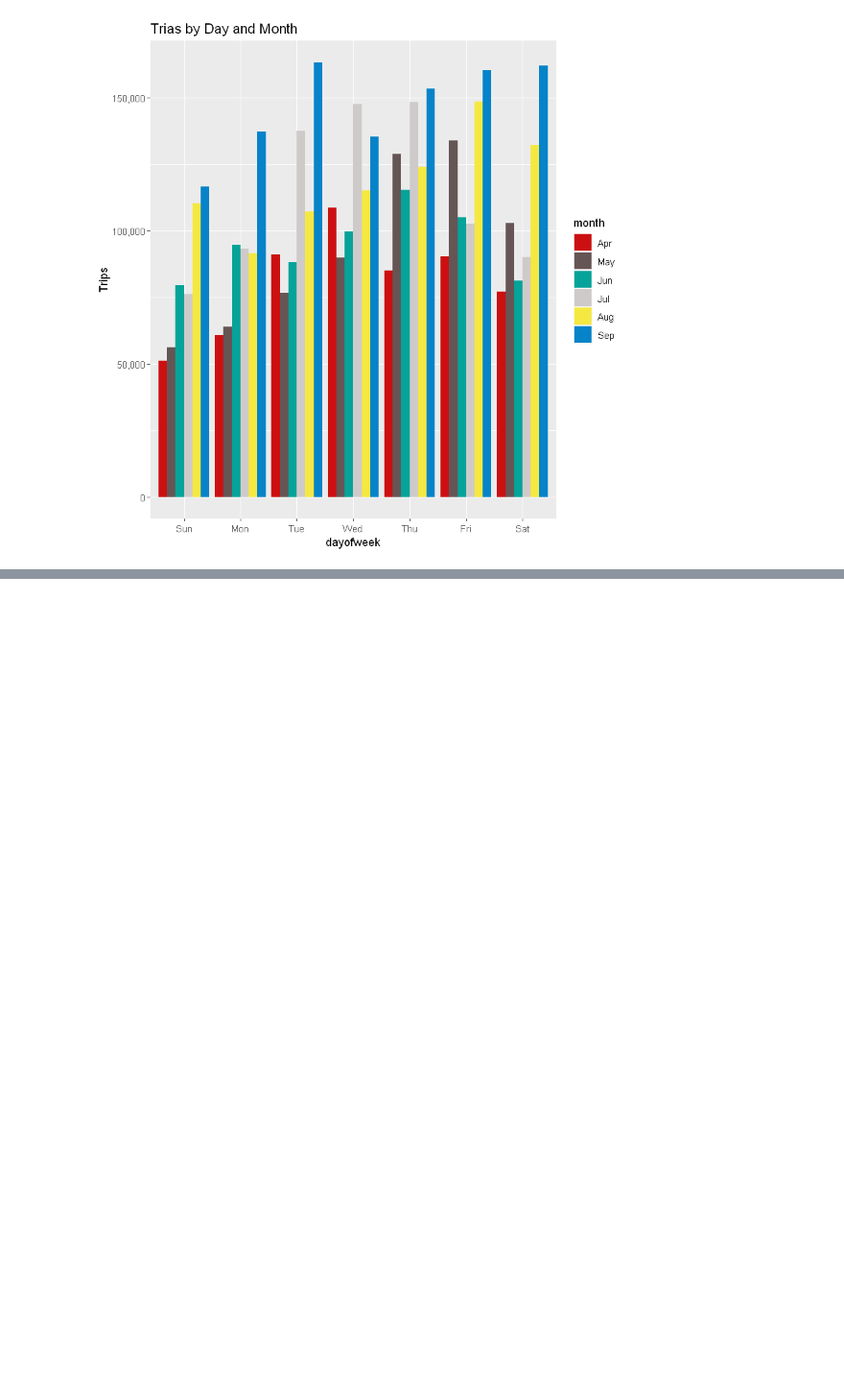
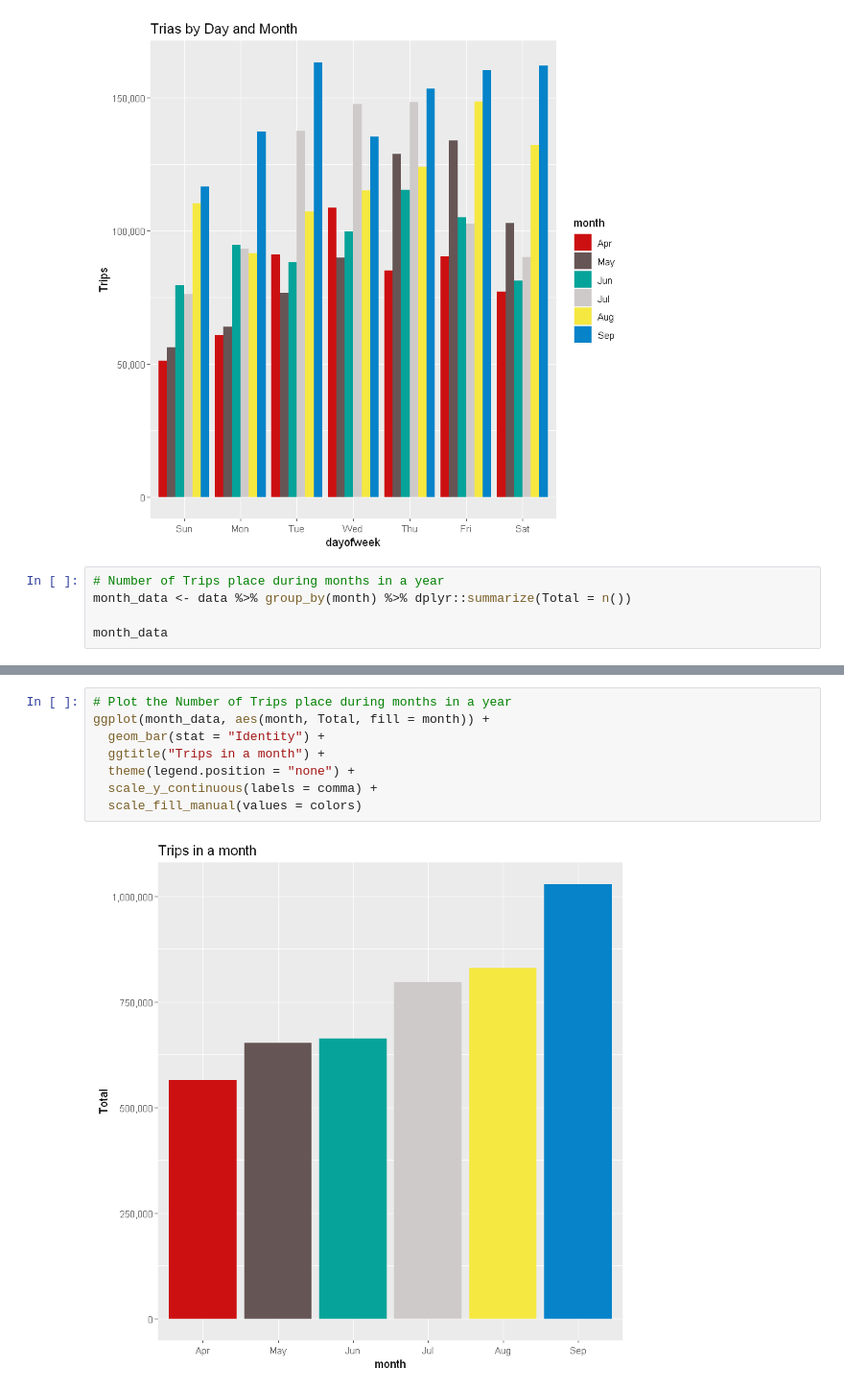
Before and after one commit to AmirMotefaker/Uber-Data-Analysis, a Jupyter notebook: Uber Data Analysis.ipynb, the cells around one changed output, grey strips where cells are left out. Shown at 96% size. Drawn from its saved outputs; the diff is of its cells as text; blank space fills up the shorter version.

Commit message:
Number of Trips place during months in a year-Plot the Number of Trips place during months in a year

```diff
--- a/Uber Data Analysis.ipynb
+++ b/Uber Data Analysis.ipynb
@@ -185,3 +185,8 @@ ggplot(day_month_data, aes(dayofweek, Trips, fill = month)) +
 | Sat | Aug | 132225 |
 | Sat | Sep | 162057 |
 [figure]
+# %%
+# Number of Trips place during months in a year
+month_data <- data %>% group_by(month) %>% dplyr::summarize(Total = n())
+
+month_data
@@ -187,0 +201,10 @@ ggplot(day_month_data, aes(dayofweek, Trips, fill = month)) +
+# %%
+# Plot the Number of Trips place during months in a year
+ggplot(month_data, aes(month, Total, fill = month)) +
+  geom_bar(stat = "Identity") +
+  ggtitle("Trips in a month") +
+  theme(legend.position = "none") +
+  scale_y_continuous(labels = comma) +
+  scale_fill_manual(values = colors)
+# %% [output]
+[figure, added]
```
Also changed, not shown: parts of 1 cell of this notebook.
